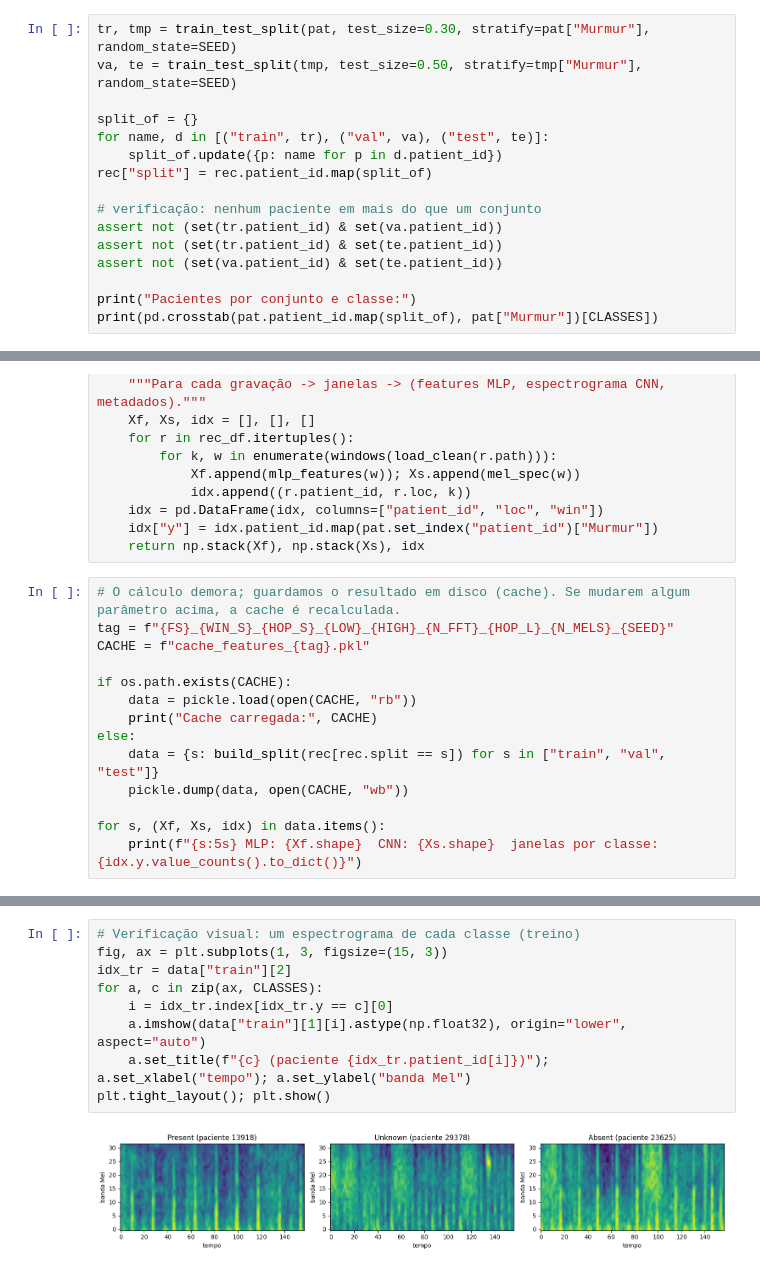
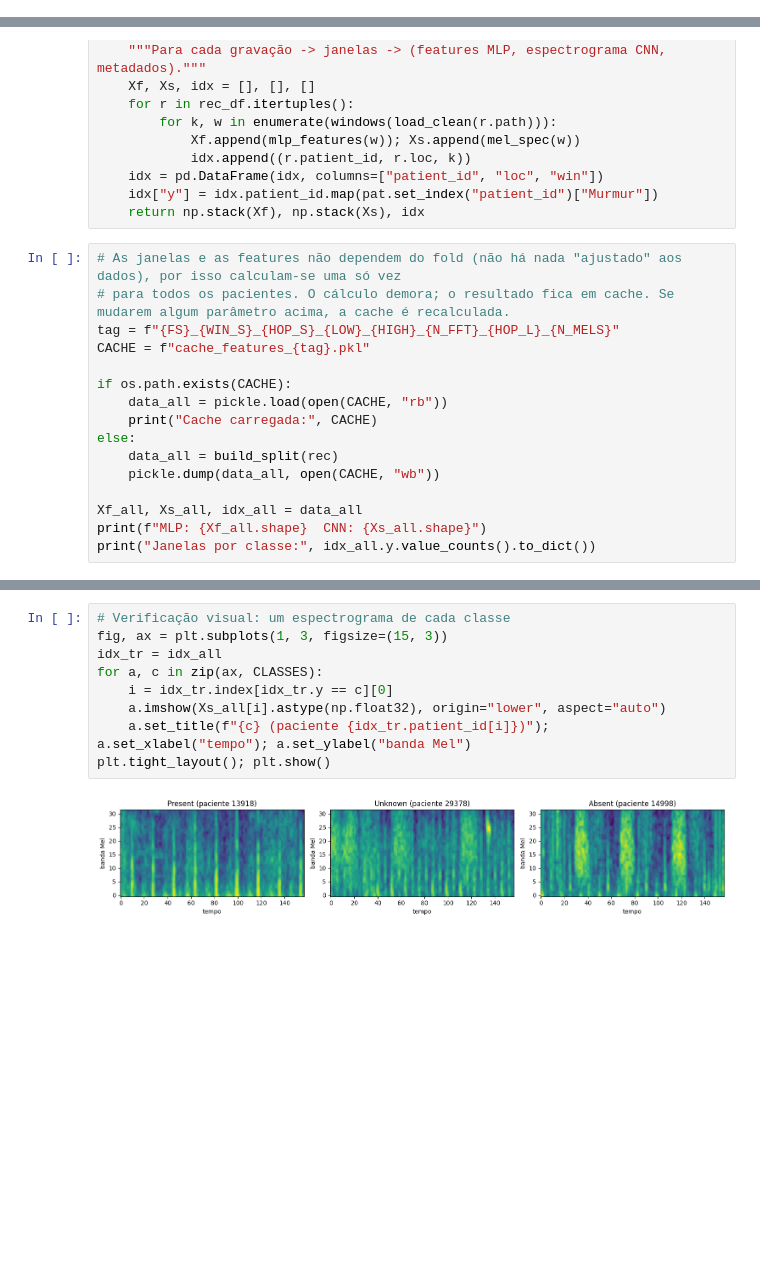
Before and after one commit to anaalves6/ac2, a Jupyter notebook: Trabalho_ac2-2.ipynb, the cells around one changed output, grey strips where cells are left out. Saved outputs shown, nothing was run; the diff lists cells and outputs as text; blank space fills up the shorter version.

```diff
--- a/Trabalho_ac2-2.ipynb
+++ b/Trabalho_ac2-2.ipynb
@@ -208,16 +192,0 @@ Dividimos **os pacientes** (não as gravações) em três conjuntos:
-# %%
-tr, tmp = train_test_split(pat, test_size=0.30, stratify=pat["Murmur"], random_state=SEED)
-va, te = train_test_split(tmp, test_size=0.50, stratify=tmp["Murmur"], random_state=SEED)
-
-split_of = {}
-for name, d in [("train", tr), ("val", va), ("test", te)]:
-    split_of.update({p: name for p in d.patient_id})
-rec["split"] = rec.patient_id.map(split_of)
-
-# verificação: nenhum paciente em mais do que um conjunto
-assert not (set(tr.patient_id) & set(va.patient_id))
-assert not (set(tr.patient_id) & set(te.patient_id))
-assert not (set(va.patient_id) & set(te.patient_id))
-
-print("Pacientes por conjunto e classe:")
-print(pd.crosstab(pat.patient_id.map(split_of), pat["Murmur"])[CLASSES])
@@ -335,17 +369,19 @@ def build_split(rec_df):
     idx["y"] = idx.patient_id.map(pat.set_index("patient_id")["Murmur"])
     return np.stack(Xf), np.stack(Xs), idx
 # %%
-# O cálculo demora; guardamos o resultado em disco (cache). Se mudarem algum parâmetro acima, a cache é recalculada.
-tag = f"{FS}_{WIN_S}_{HOP_S}_{LOW}_{HIGH}_{N_FFT}_{HOP_L}_{N_MELS}_{SEED}"
+# As janelas e as features não dependem do fold (não há nada "ajustado" aos dados), por isso calculam-se uma só vez
+# para todos os pacientes. O cálculo demora; o resultado fica em cache. Se mudarem algum parâmetro acima, a cache é recalculada.
+tag = f"{FS}_{WIN_S}_{HOP_S}_{LOW}_{HIGH}_{N_FFT}_{HOP_L}_{N_MELS}"
 CACHE = f"cache_features_{tag}.pkl"
 
 if os.path.exists(CACHE):
-    data = pickle.load(open(CACHE, "rb"))
+    data_all = pickle.load(open(CACHE, "rb"))
     print("Cache carregada:", CACHE)
 else:
-    data = {s: build_split(rec[rec.split == s]) for s in ["train", "val", "test"]}
-    pickle.dump(data, open(CACHE, "wb"))
+    data_all = build_split(rec)
+    pickle.dump(data_all, open(CACHE, "wb"))
 
-for s, (Xf, Xs, idx) in data.items():
-    print(f"{s:5s} MLP: {Xf.shape}  CNN: {Xs.shape}  janelas por classe: {idx.y.value_counts().to_dict()}")
+Xf_all, Xs_all, idx_all = data_all
+print(f"MLP: {Xf_all.shape}  CNN: {Xs_all.shape}")
+print("Janelas por classe:", idx_all.y.value_counts().to_dict())
 # %% [output]
@@ -370,14 +417,14 @@ print({s: v.shape for s, v in X_cnn.items()})
 # %%
-# Verificação visual: um espectrograma de cada classe (treino)
+# Verificação visual: um espectrograma de cada classe
 fig, ax = plt.subplots(1, 3, figsize=(15, 3))
-idx_tr = data["train"][2]
+idx_tr = idx_all
 for a, c in zip(ax, CLASSES):
     i = idx_tr.index[idx_tr.y == c][0]
-    a.imshow(data["train"][1][i].astype(np.float32), origin="lower", aspect="auto")
+    a.imshow(Xs_all[i].astype(np.float32), origin="lower", aspect="auto")
     a.set_title(f"{c} (paciente {idx_tr.patient_id[i]})"); a.set_xlabel("tempo"); a.set_ylabel("banda Mel")
 plt.tight_layout(); plt.show()
 # %% [output]
-[figure, old version]
+[figure, new version]
 # %% [markdown]
 ---
 
```
Also changed, not shown: parts of 16 cells of this notebook.
